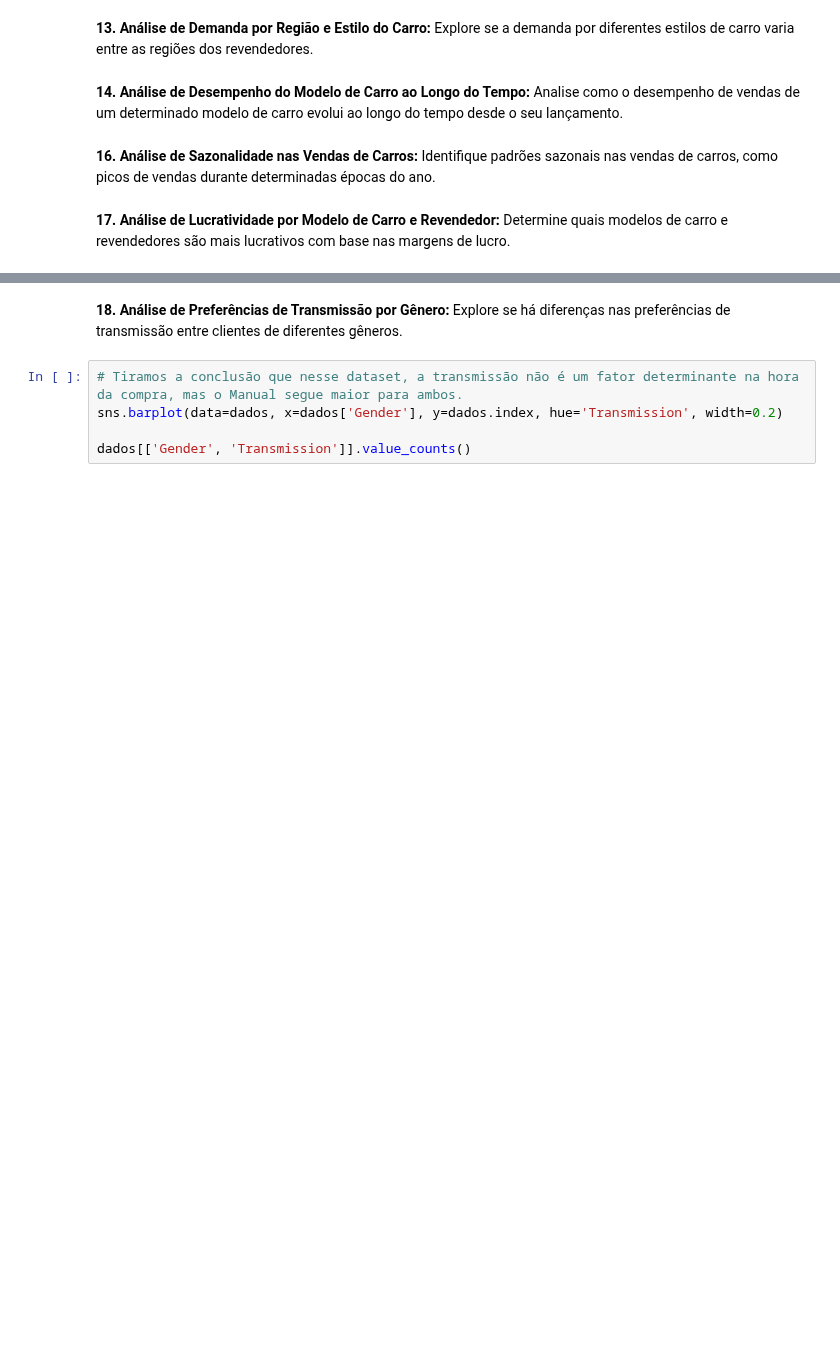
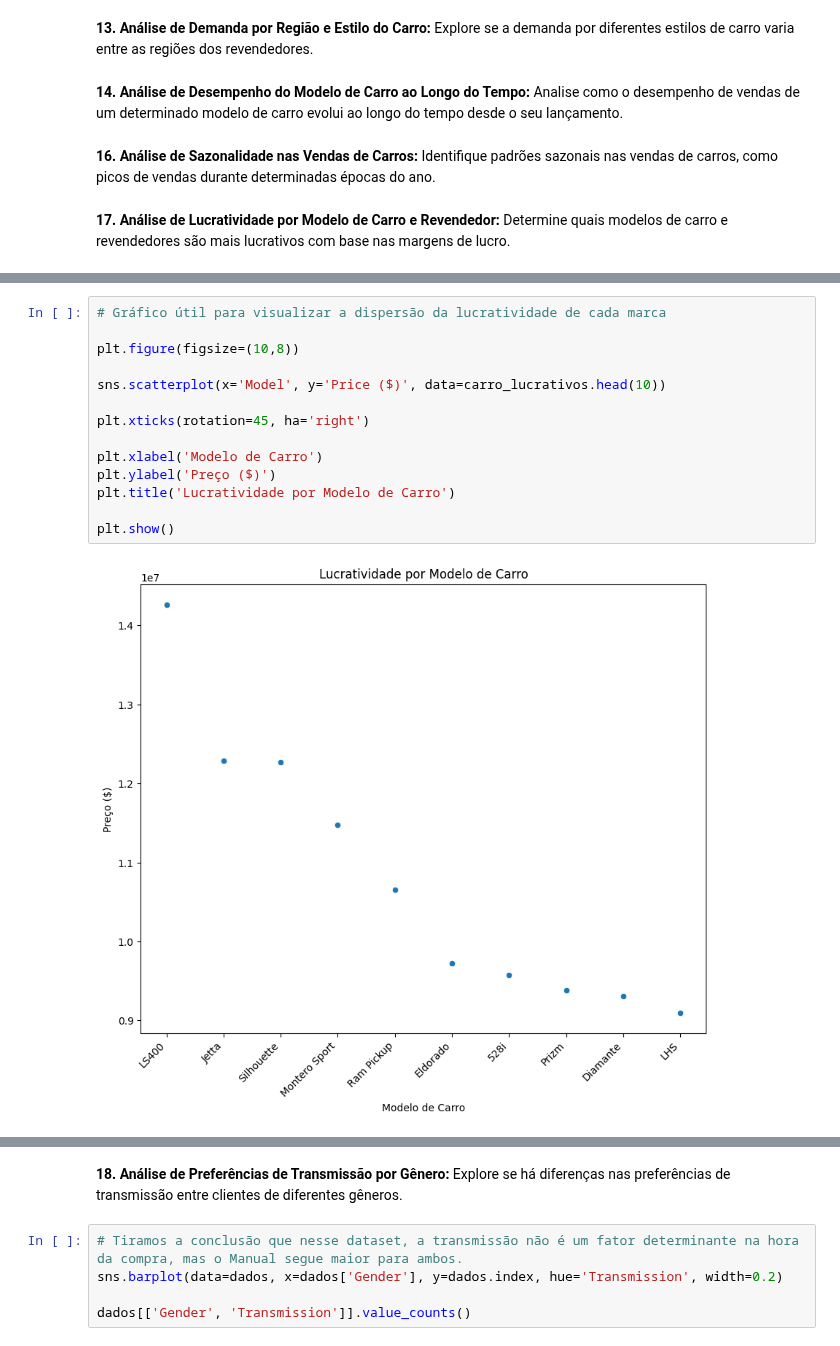
Before and after one commit to GabrielVila/Car-Sales-Report, a Jupyter notebook: projeto_carro.ipynb, the cells around one changed output, grey strips where cells are left out. Cells and saved outputs as stored; diff of their text form; blank space fills up the shorter version.

```diff
--- a/projeto_carro.ipynb
+++ b/projeto_carro.ipynb
@@ -503,3 +539,19 @@ carro_lucrativos.head(10)
+# %%
+# Gráfico útil para visualizar a dispersão da lucratividade de cada marca
+
+plt.figure(figsize=(10,8))
+
+sns.scatterplot(x='Model', y='Price ($)', data=carro_lucrativos.head(10))
+
+plt.xticks(rotation=45, ha='right')
+
+plt.xlabel('Modelo de Carro')
+plt.ylabel('Preço ($)')
+plt.title('Lucratividade por Modelo de Carro')
+
+plt.show()
+# %% [output]
+[figure, added]
 # %%
 # Revendedores mais lucrativos
 
```
Also changed, not shown: parts of 9 cells of this notebook.
